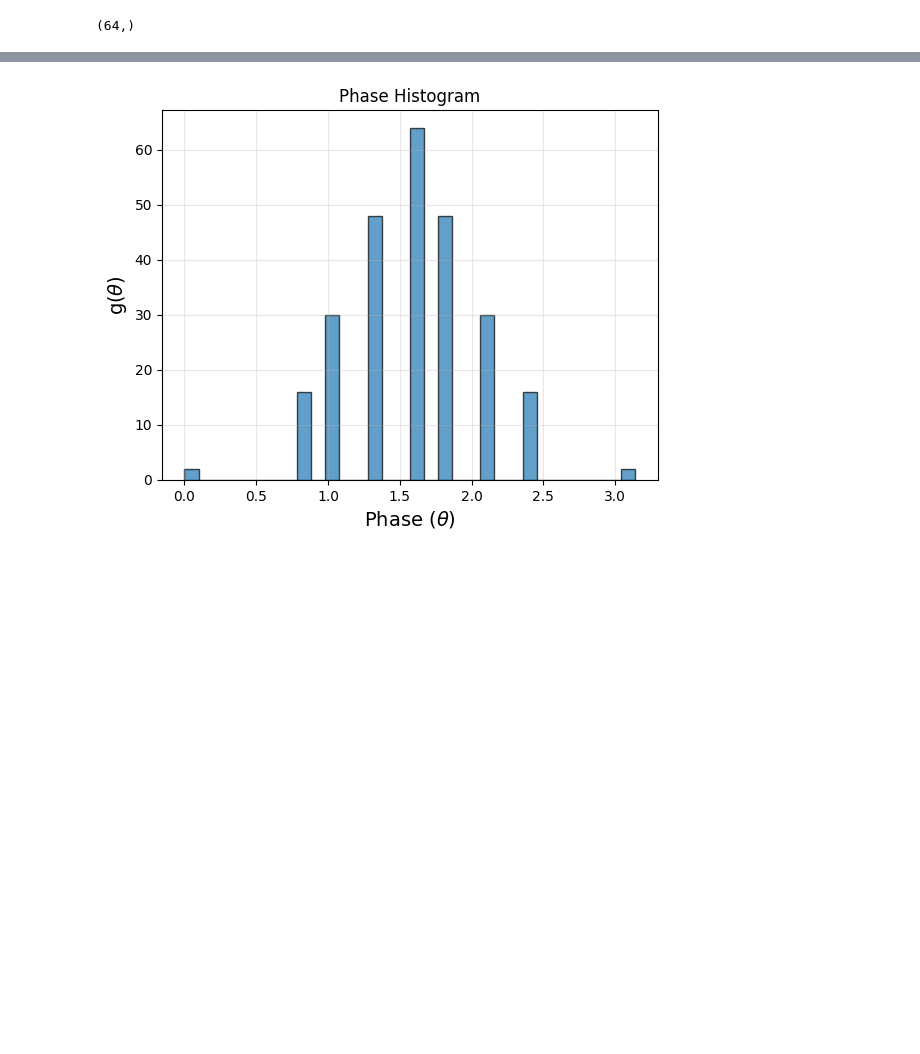
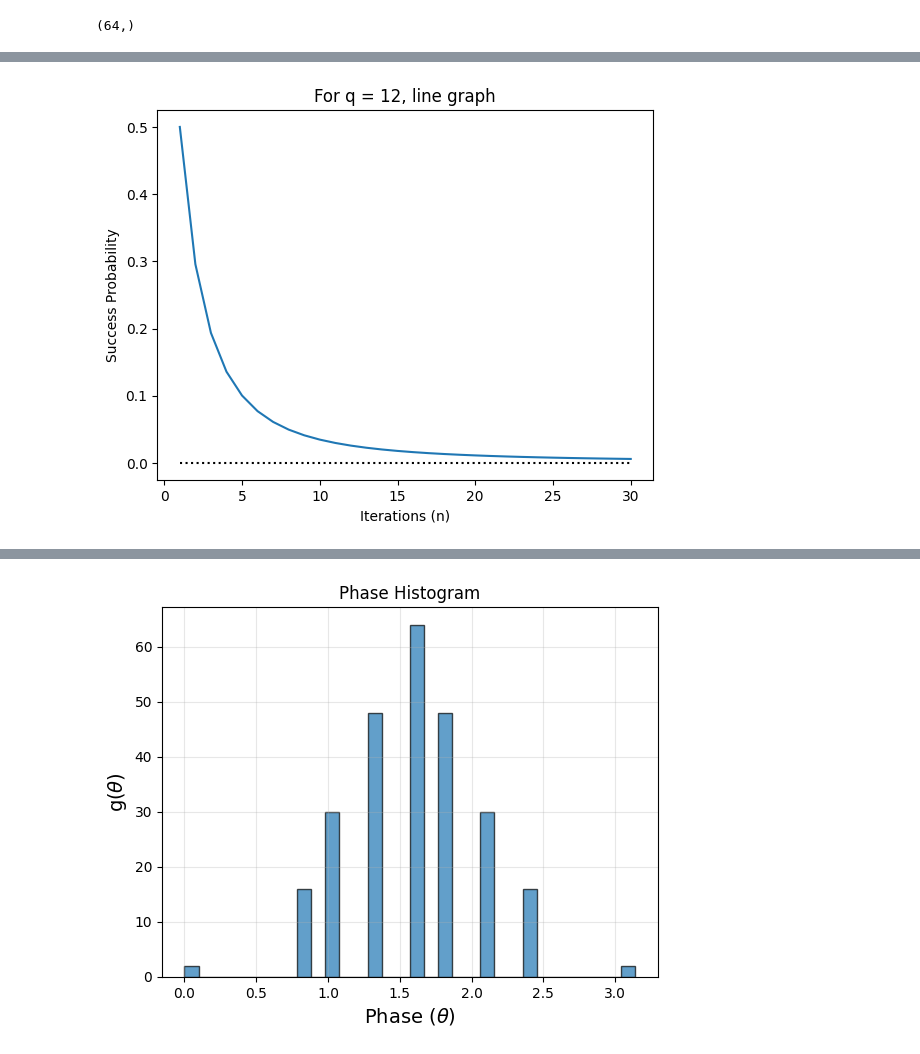
Before and after one commit to pranjagar/Phase-to-Amplitude-proj, a Jupyter notebook: rough_phase_to_amp.ipynb, the cells around one changed output, grey strips where cells are left out. Saved outputs shown, nothing was run; the diff lists cells and outputs as text; code cells hidden in the pictures; blank space fills up the shorter version.

```diff
--- a/rough_phase_to_amp.ipynb
+++ b/rough_phase_to_amp.ipynb
@@ -1091,4 +996,0 @@ def plot_line_graph(N = 50):
-# %%
-for i in range(10):
-    srt = lambda i: Q_q.sorted_binaries(Q_q.psi_iter_m(5+ i))
-    print(srt(i)[0])
@@ -1110,0 +997,47 @@ print(sorted(iter(60), reverse = True)[:2])
+# %%
+# prob of successive iterations
+q = 12
+adj_q = adj_line(q)
+Q_12 = QuantumSystem(q, adj_q)
+
+def plot_success_prob(N = 50):
+    import matplotlib.pyplot as plt
+
+    plot_of = 'q = 12, line graph'
+    x = list(range(1,N+1))
+    # it_p_srt = lambda i: sorted(np.abs(Q_10.psi_iter_m(i))**2, reverse = True)     # sorted prob list for ith iter
+
+    success_p  = lambda m: Q_12.prod_prob_m_alt(m)
+
+    y = [success_p(i) for i in x]
+
+    plt.plot(x, y)
+    plt.plot(x, [0]*len(x), color = 'black', linestyle = ':')
+
+    # Marking specific points
+
+    # Specific x-value where you want to annotate
+    # x_value = 5
+    # y_value = y[4]  # Corresponding y-value
+
+    # # Mark the point
+    # plt.scatter([x_value], [y_value], color='red', zorder=5)
+    # plt.text(x_value, y_value, f'({x_value}, {y_value:.2f})', fontsize=8, ha='left', va='bottom')
+
+    # x_marks = [2,5,8, 20, 30]
+    x_marks = []
+    y_marks = [y[i-1] for i in x_marks]
+
+    for i in range(len(x_marks)):
+        plt.scatter([x_marks[i-1]], [y_marks[i-1]], color='red', zorder=1.5)
+        plt.text(x_marks[i], y_marks[i], f'({x_marks[i]}, {y_marks[i]:.3f})', fontsize=6.5, ha='left', va='bottom')
+
+    plt.xlabel('Iterations (n)')
+    plt.ylabel('Success Probability')
+    plt.title(f'For {plot_of}')
+
+    plt.show()
+
+plot_success_prob(30)
+# %% [output]
+[figure, added]
```
Also changed, not shown: parts of 28 cells of this notebook, 20 other files.
